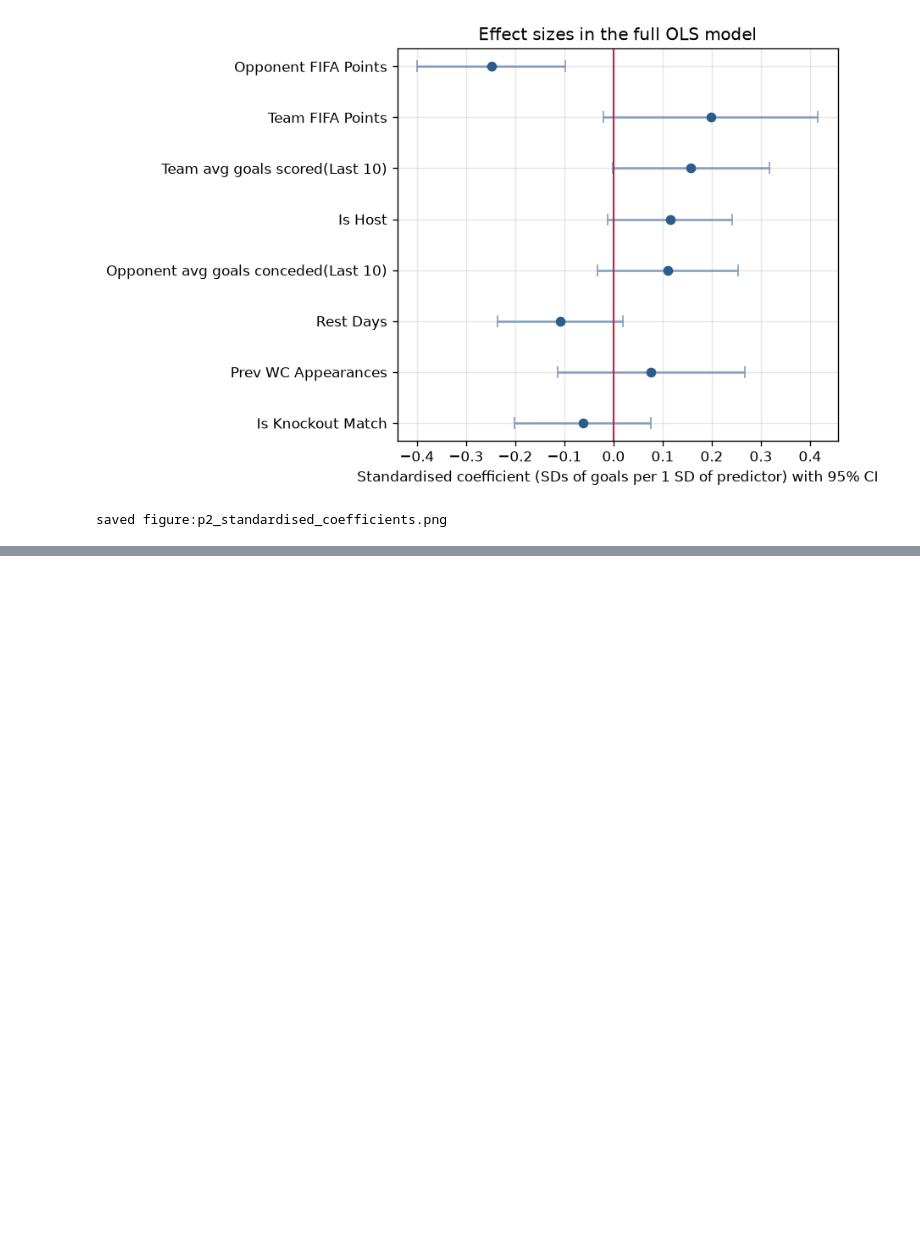
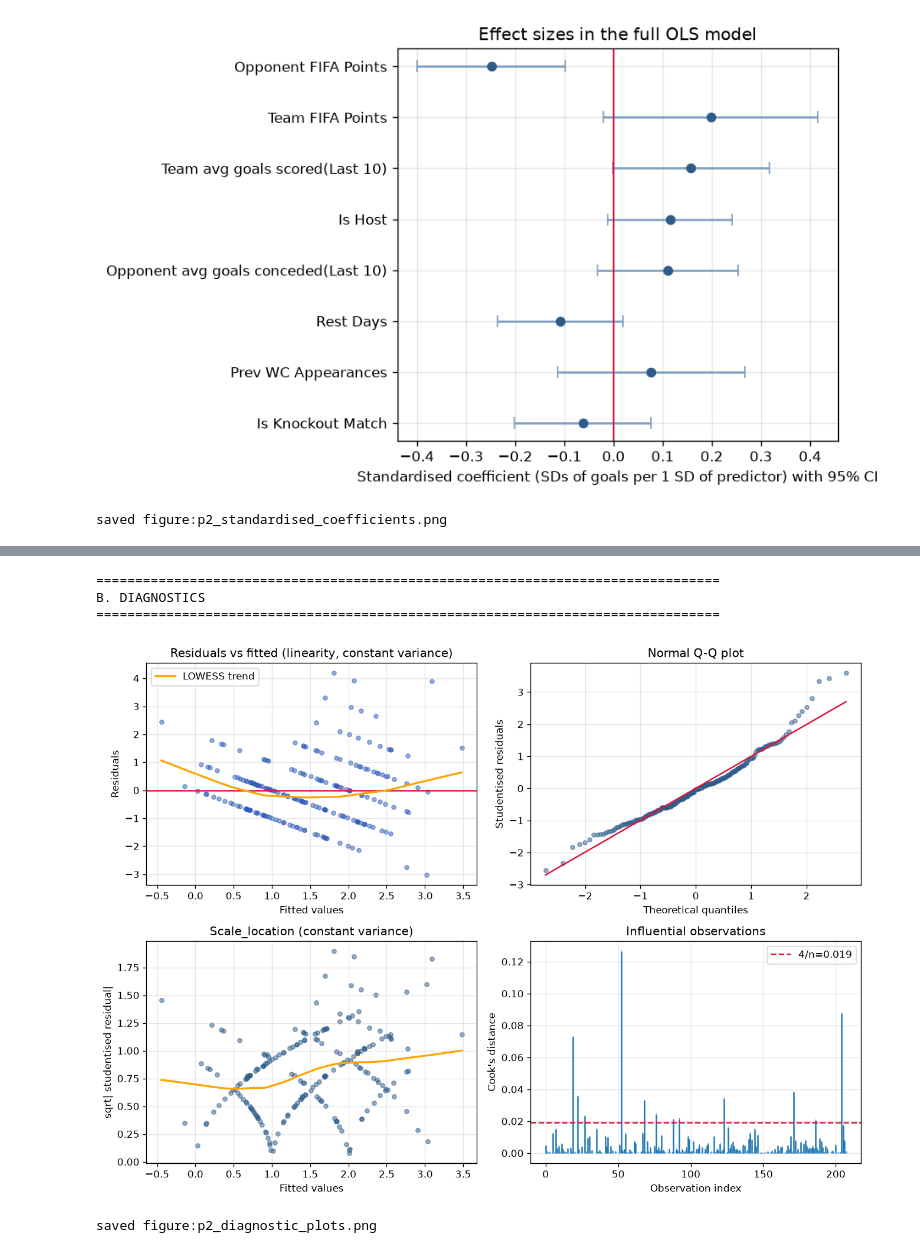
Before and after one commit to nayandeep-shrestha/assessment_3_HIT140, a Jupyter notebook: Linear Regression 2.2/Reg2.2.ipynb, the cells around one changed output, grey strips where cells are left out. Drawn from its saved outputs; the diff is of its cells as text; code cells hidden in the pictures; blank space fills up the shorter version.

Commit message:
diagnostics plot for residuals vs fitted, QQ, sclae-location, Cook's distance

```diff
--- a/Linear Regression 2.2/Reg2.2.ipynb
+++ b/Linear Regression 2.2/Reg2.2.ipynb
@@ -543,0 +550,48 @@ saved figure:p2_standardised_coefficients.png
+# %%
+section("B. DIAGNOSTICS")
+fitted, resid = ols.fittedvalues, ols.resid
+infl=OLSInfluence(ols)
+student_resid=infl.resid_studentized_internal
+cooks=infl.cooks_distance[0]
+leverage= infl.hat_matrix_diag
+n, k =len(df), len(FEATURES)
+
+# --- B1 plots:residuals vs fitted, QQ scale-location, Cook's Distance
+fig,axes=plt.subplots(2,2,figsize=(11,8))
+ax=axes[0,0]
+ax.scatter(fitted, resid, alpha=0.5, s=18, color="#2E5CBA")
+ax.axhline(0, color='crimson')
+lo=sm.nonparametric.lowess(resid, fitted, frac=0.6)
+ax.plot(lo[:, 0], lo[:, 1], color="orange", lw=2, label="LOWESS trend")
+ax.set_xlabel("Fitted values")
+ax.set_ylabel("Residuals")
+ax.set_title("Residuals vs fitted (linearity, constant variance)")
+ax.legend()
+ax=axes[0,1]
+(osm,osr),(slope,intercept,r)=stats.probplot(student_resid, dist="norm")
+ax.scatter(osm,osr, alpha=0.5, s=18, color="#2E5C8A")
+ax.plot(osm,intercept+slope*np.asarray(osm),color="crimson")
+ax.set_xlabel("Theoretical quantiles")
+ax.set_ylabel("Studentised residuals")
+ax.set_title("Normal Q-Q plot")
+ax=axes[1,0]
+ax.scatter(fitted, np.sqrt(np.abs(student_resid)),alpha=0.5, s=19, color="#2E5C8A")
+lo=sm.nonparametric.lowess(np.sqrt(np.abs(student_resid)),fitted,frac=0.6)
+ax.plot(lo[:,0],lo[:,1],color="orange",lw=2)
+ax.set_xlabel("Fitted values")
+ax.set_ylabel("sqrt| studentised residual|")
+ax.set_title("Scale_location (constant variance)")
+ax=axes[1,1]
+ax.stem(np.arange(n), cooks, markerfmt=",", basefmt=" ")
+ax.axhline(4/n, color="crimson", ls="--", label=f"4/n={4/n:.3f}")
+ax.set_xlabel("Observation index")
+ax.set_ylabel("Cook's distance")
+ax.set_title("Influential observations")
+ax.legend()
+save_fig("p2_diagnostic_plots.png")
+# %% [output]
+================================================================================
+B. DIAGNOSTICS
+================================================================================
+[figure, added]
+saved figure:p2_diagnostic_plots.png
```
Also changed, not shown: parts of 1 cell of this notebook, 1 other file.
